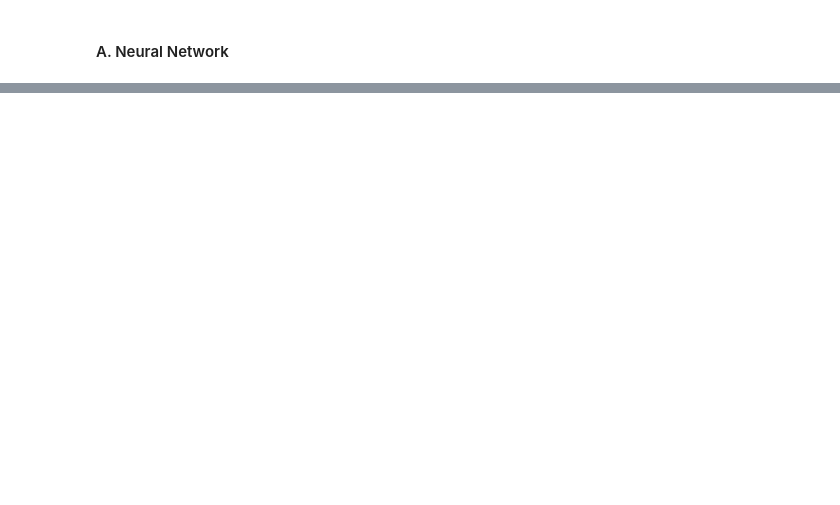
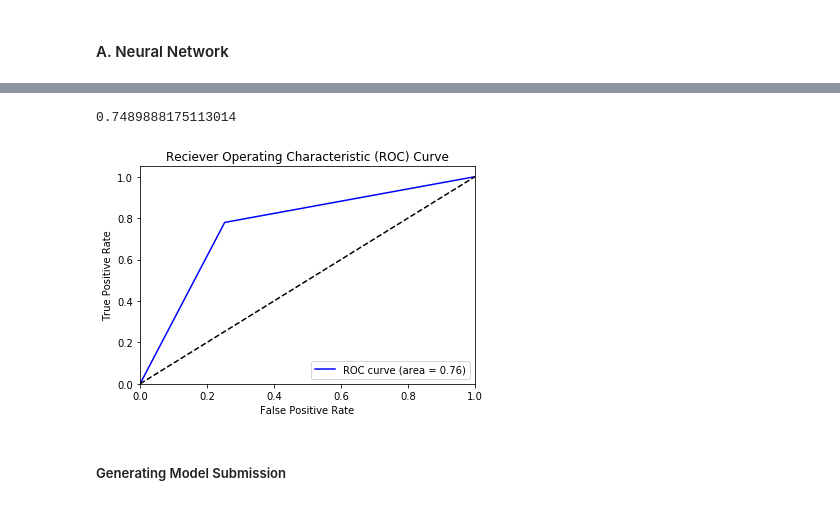
Before and after one commit to VivianAngela/West-Nile-Virus-Prediction-1, a Jupyter notebook: West Nile Virus Prediction.ipynb, the cells around one changed output, grey strips where cells are left out. Saved outputs shown, nothing was run; the diff lists cells and outputs as text; code cells hidden in the pictures; blank space fills up the shorter version.

```diff
--- a/West Nile Virus Prediction.ipynb
+++ b/West Nile Virus Prediction.ipynb
@@ -272,0 +525,7 @@ plt.legend();
+# %%
+xgmodel= xgb.XGBClassifier(seed= 42)
+
+eval_set = [(X_train, y_train), (X_test, y_test)]
+scores = cross_val_score(xgb.XGBClassifier(), X_train, y_train, cv = 5, n_jobs = -1)
+# %%
+xgmodel.fit(X_train, y_train, eval_metric="auc", eval_set=eval_set, verbose=True)
@@ -272,0 +556,25 @@ plt.legend();
+# %%
+#score the XGBoost model
+xgmodel.score(X_test, y_test)
+# %% [output]
+0.7489888175113014
+# %%
+#calculate AUC
+fpr, tpr, _ = roc_curve(y_test, xgmodel.predict(X_test))
+roc_auc = auc(fpr, tpr)
+# %%
+#plot of a ROC curve for a specific class
+plt.figure()
+plt.plot(fpr, tpr, label='ROC curve (area = %0.2f)' % roc_auc, color = 'blue')
+plt.plot([0, 1], [0,1], 'k--')
+plt.xlim([0.0, 1.0])
+plt.ylim([0.0, 1.05])
+plt.xlabel('False Positive Rate')
+plt.ylabel('True Positive Rate')
+plt.title('Reciever Operating Characteristic (ROC) Curve')
+plt.legend(loc="lower right")
+plt.show()
+# %% [output]
+[figure, added]
+# %% [markdown]
+##### Generating Model Submission
```
Also changed, not shown: parts of 65 cells of this notebook.
